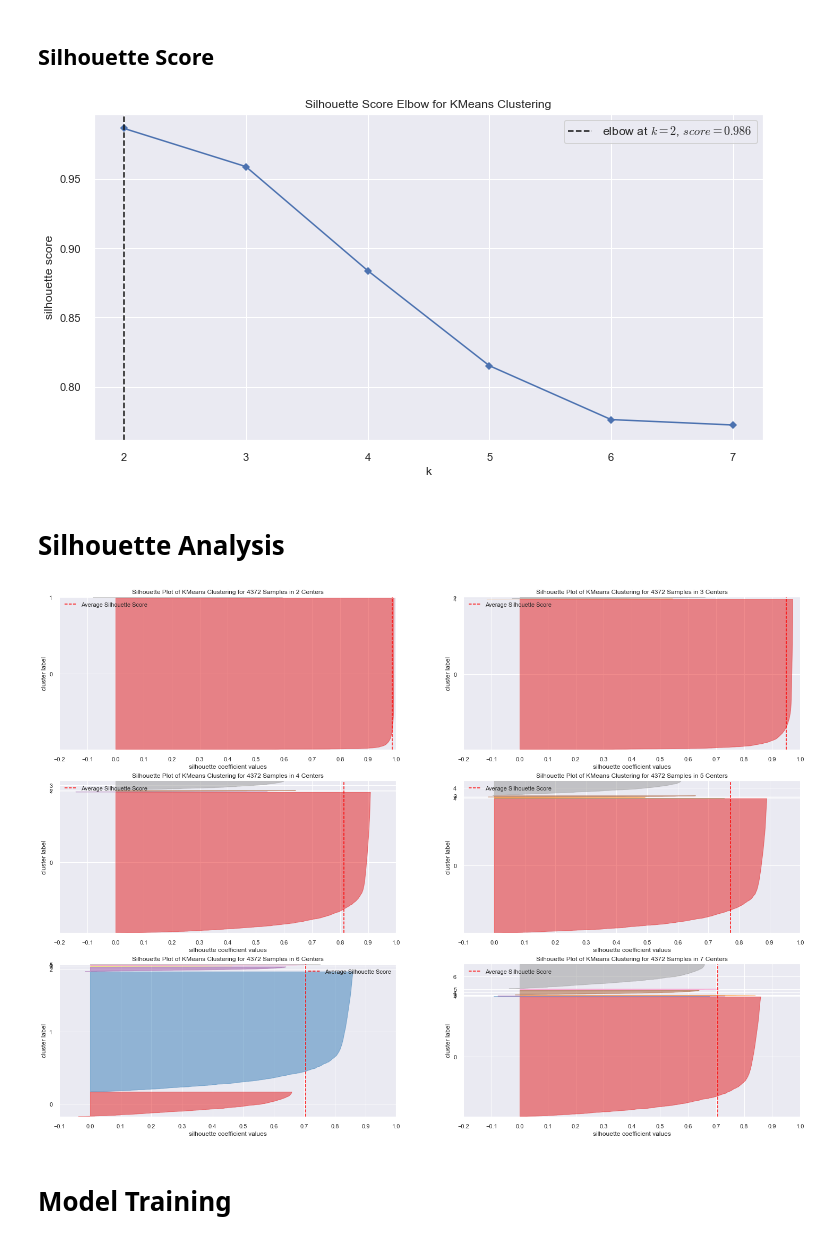
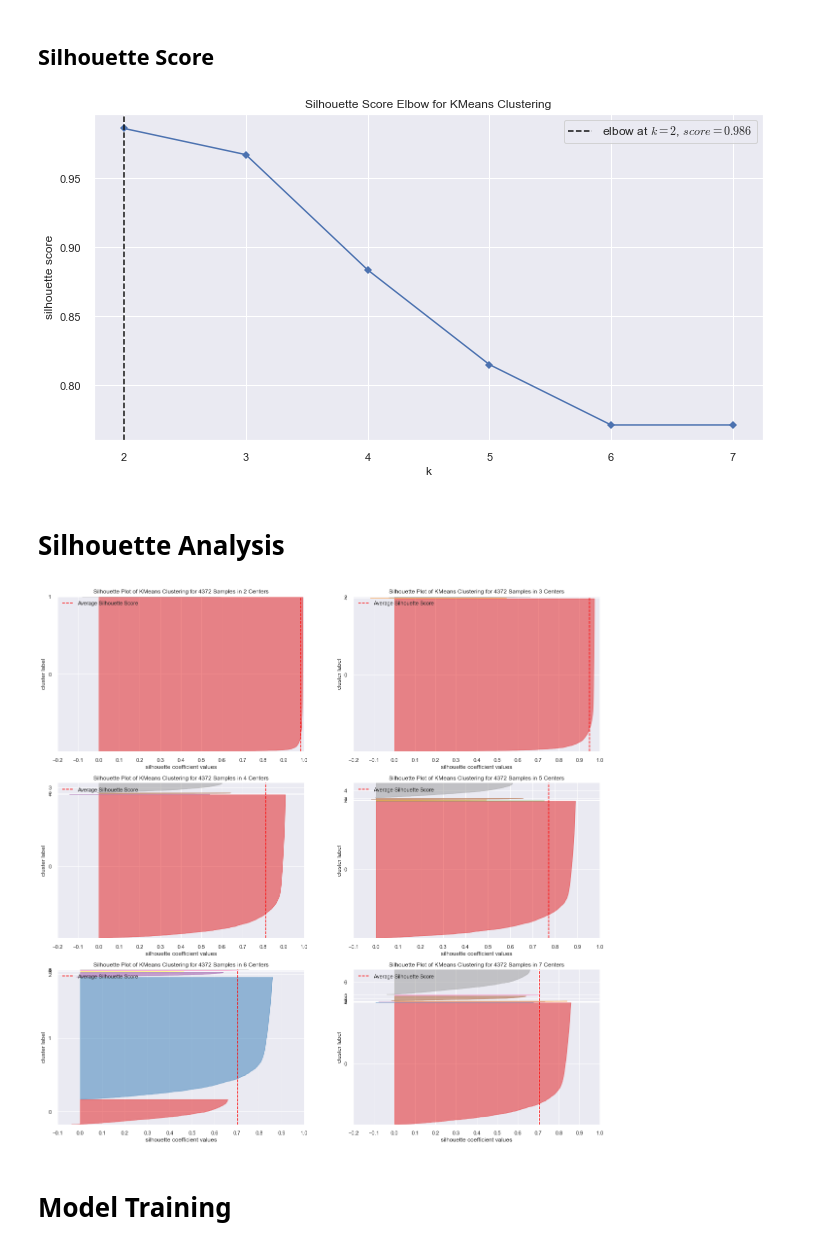
Before and after one commit to nortonvanz/Fidelity-Program, a Jupyter notebook: notebooks/2.0-nmv-end-to-end-fidelity-program-clustering.ipynb, the cells around one changed output. Cells and saved outputs as stored; diff of their text form; code cells hidden in the pictures.

Commit message:
cluster profile done

```diff
--- a/notebooks/2.0-nmv-end-to-end-fidelity-program-clustering.ipynb
+++ b/notebooks/2.0-nmv-end-to-end-fidelity-program-clustering.ipynb
@@ -675,6 +489,6 @@ df_ref.to_csv("../data/interim/cy2_df_ref_done.csv")
 # %%
 #df3 = df_ref
-df3 = pd.read_csv("../data/interim/cy2_df_ref_done.csv", index_col=0)
+df3 = pd.read_csv("../data/interim/cycle2/df_ref_done.csv", index_col=0)
 df3.dtypes
 # %% [output]
 customer_id        int64
@@ -751,7 +567,7 @@ kmeans = KElbowVisualizer(c.KMeans(), k=clusters, metric='silhouette', timings=F
 kmeans.fit(X)
 kmeans.show();
 # %% [output]
-[figure, old version]
+[figure, new version]
 # %%
 #being SS=1 the best clustering result:
     # with 2 clusters, the result is 0.99 (awesome)
@@ -762,19 +578,19 @@ kmeans.show();
 # %% [markdown]
 # Silhouette Analysis
 # %%
-fig, ax = plt.subplots(3, 2, figsize=(25,18))
+fig, ax = plt.subplots(3, 2, figsize=(20,20))
 for k in clusters:
     #run kmeans
     km = c.KMeans(n_clusters=k, init='random', n_init=10, max_iter=100, random_state=42)
     #build positions to plot
     q, mod = divmod(k, 2)
     #plot silhouette
     visualizer = SilhouetteVisualizer(km, color='yellowbrick', ax=ax[q-1][mod])
     #plot silhouette analysis
     visualizer.fit(X)
     visualizer.finalize() #centers = clusters
 # %% [output]
-[figure, old version]
+[figure, new version]
 # %%
 #with our features, our data is too grouped, and it's generating a cluster too big! It's absorving other minors.
 #so, we can't define the best number of clusters by now.
```
Also changed, not shown: parts of 54 cells of this notebook.
